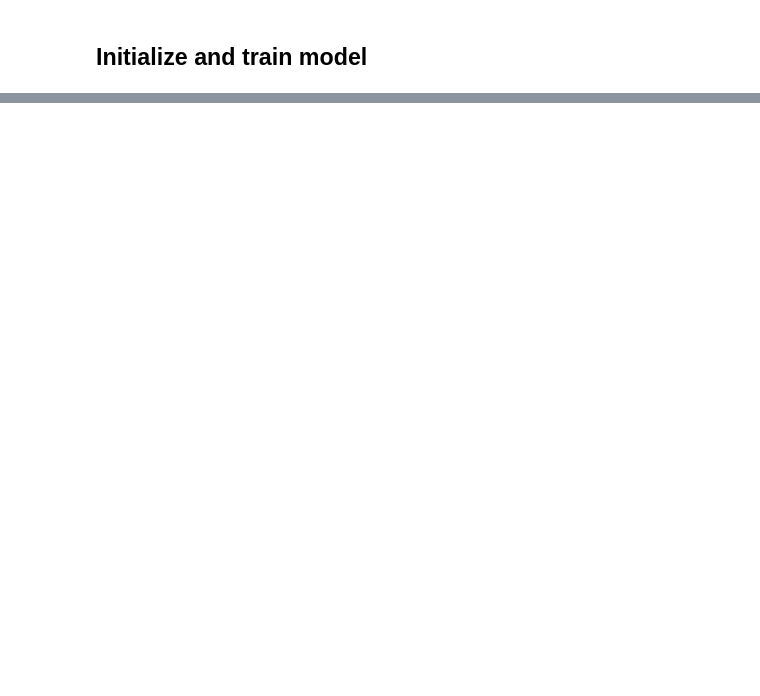
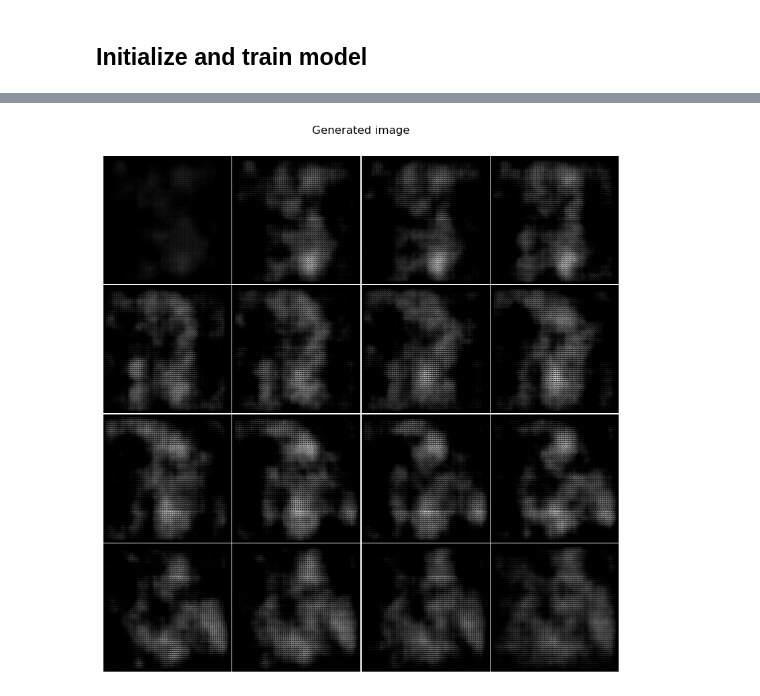
Before and after one commit to kaamka/3D-CT-images-augmentation, a Jupyter notebook: 3D_CT_images_augmentation_wgan.ipynb, the cells around one changed output, grey strips where cells are left out. Cells and saved outputs as stored; diff of their text form; code cells hidden in the pictures; blank space fills up the shorter version.

```diff
--- a/3D_CT_images_augmentation_wgan.ipynb
+++ b/3D_CT_images_augmentation_wgan.ipynb
@@ -270,7 +283,7 @@ initialize_weights(generator)
 opt_critic = optim.Adam(critic.parameters(), lr=learning_rate, betas=(0.0, 0.9))
 opt_generator = optim.Adam(generator.parameters(), lr=learning_rate, betas=(0.0, 0.9))
 # %%
-noise = torch.randn(1, latent_size, 1, 1, 1).to(device)
+noise = torch.randn(1, latent_size).to(device)
 step = 0
 
 critic.train()
@@ -286,7 +299,7 @@ for epoch in range(num_epochs):
         # Train Critic: max E[critic(real)] - E[critic(fake)]
         # equivalent to minimizing the negative of that
         for _ in range(critic_iterations):
-            noise = torch.randn(cur_batch_size, latent_size, 1, 1, 1).to(device)
+            noise = torch.randn(cur_batch_size, latent_size).to(device)
             fake = generator(noise)
             critic_real = critic(real).reshape(-1)
             critic_fake = critic(fake).reshape(-1)
@@ -354,0 +368,13 @@ Generator mean loss in epoch:45.04043197631836
+# %%
+noise = torch.randn(1, latent_size).to(device)
+with torch.no_grad():
+    fake = generator(noise)
+    fig = plt.figure(figsize=(15,15))
+    matshow3d(volume=fake,
+            fig=fig,
+            title="Generated image",
+            every_n=every_n_slice,
+            frame_dim=-1,
+            cmap="gray")
+# %% [output]
+[figure, added]
```
Also changed, not shown: parts of 6 cells of this notebook.
